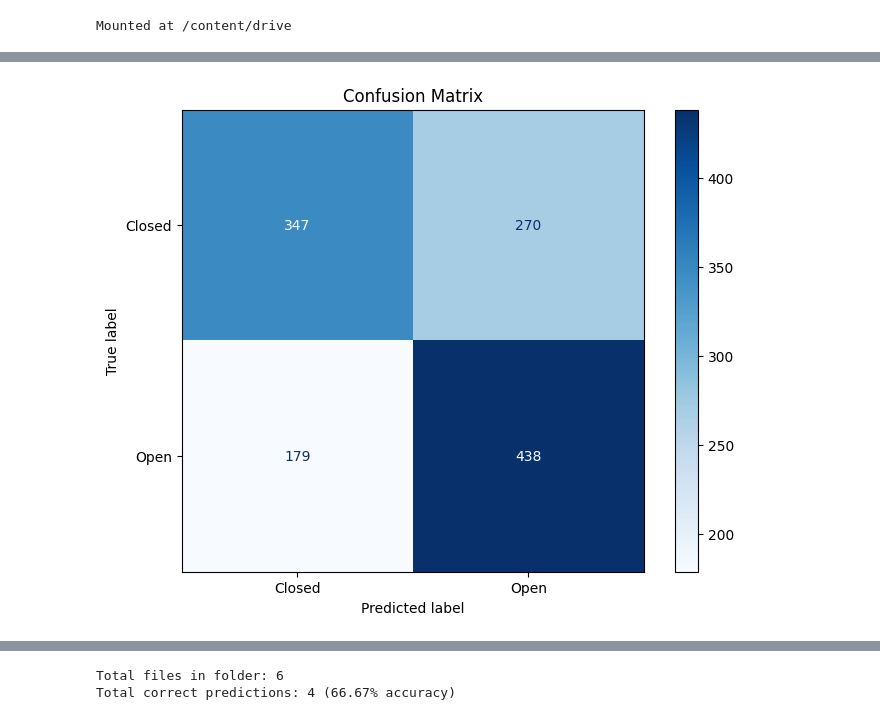
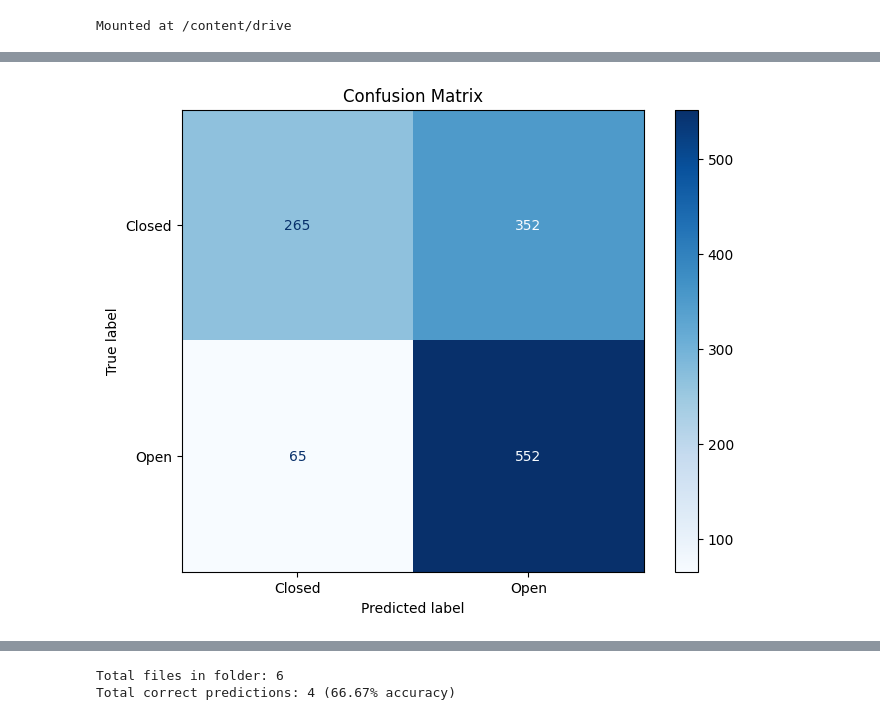
Before and after one commit to Smoulvad01/AI-C1-image-, a Jupyter notebook: Rule_Based_Model.ipynb, the cells around one changed output, grey strips where cells are left out. Drawn from its saved outputs; the diff is of its cells as text; code cells hidden in the pictures.

```diff
--- a/Rule_Based_Model.ipynb
+++ b/Rule_Based_Model.ipynb
@@ -95,9 +98,29 @@ Grey-scaled image:
+# %%
+# Define function to create confusion matrix
+def create_confusion_matrix(TN, FP, FN, TP):
+  # Define the confusion matrix data
+  confusion_matrix = np.array([[TN, FP], [FN, TP]])
+  # Define the labels for the two different classes:
+  class_labels = ['Closed', 'Open']
+
+  # Create the confusion matrix display:
+  cm_display = ConfusionMatrixDisplay(confusion_matrix=confusion_matrix, display_labels=class_labels)
+  fig, ax = plt.subplots(figsize=(8, 6))
+
+  # Plotting the confusion matrix:
+  cm_display.plot(ax=ax, cmap='Blues')
+  ax.set_title("Confusion Matrix")
+  plt.show()
 # %%
-# Holds paths in Google Drive - one for open and one for closed eyes. OBS! Will have to be different in VStudio environment!
+# Now we try different color ranges and thresholds, to see which perform the best:
+
+# Holds paths in Google Drive - one for closed and one for open eyes.
+# Please update the paths to fit your directory. The first element needs to include the Closed eyes, the second should store the open eyes.
 paths = ["/content/drive/MyDrive/CBS - IS. Notes, Files, Books etc./2nd Semester/Artificial Intelligence and Machine Learning/AI Exam/Data/train/Closed/*.*",
          "/content/drive/MyDrive/CBS - IS. Notes, Files, Books etc./2nd Semester/Artificial Intelligence and Machine Learning/AI Exam/Data/train/Open/*.*"]
 
-# Define tuples for three types of lower_ & upper_white values (color ranges). This is needed for the manual "gridsearch":
+# Define tuples for four types of lower_ & upper_white values (color ranges). This is needed for the manual "gridsearch":
+# The below values have been chosen after a lot of iterations,  to best reflect the differences in accuracy.
 values_sets = [
     ([0, 0, 20], [120, 30, 255]),
     ([0, 0, 45], [130, 30, 255]),
@@ -106,14 +129,13 @@ values_sets = [
 ]
 
 # Define array for different threshold values. This is needed for the manual "gridsearch":
-# The threshold
-threshold_values = [0.01, 0.03, 0.05]
+threshold_values = [0.001, 0.01, 0.03]
 
-# To save best scores and parameters:
-best_score = float('-inf')  # Initialize the best score as negative infinity
-best_parameters = None  # Initialize the best parameters as None
+# Define variable to save best scores and parameters:
+best_score = float('-inf')
+best_parameters = None
 
-# For confusion matrix
+# For final confusion matrix:
 FP = 0
 TP = 0
 TN = 0
@@ -125,7 +147,7 @@ for lower_white, upper_white in values_sets:
     for threshold in threshold_values:
         print("Now testing arrays: " + str(lower_white) + " " + str(upper_white) + " and threshold: " + str(threshold))
 
-        #Variable to track correct predictions and total images:
+        #Variables to track correct predictions, total images & values for confusion matrix:
         matches = 0
         total_images = 0
         temp_TP = 0
@@ -133,27 +155,25 @@ for lower_white, upper_white in values_sets:
         temp_TN = 0
         temp_FN = 0
 
-      #Loops through both paths. Kind of a weird for loop, which allows us to access each index starting at 1 (will be used when counting matches!):
+      #Loops through both paths. This type of loop  allows us to access each index starting at 1 (will be used when counting matches!) :
         for i, path in enumerate(paths, start=1):
 
           # Add and assign the number of all images found in the currect path:
           total_images += len(glob.glob(path))
 
-          # Loops each file found in the folder found in the path:
+          # Loops each file found in the folder:
           for file in glob.glob(path):
-            #Use cv2 to read the file:
+            #Use cv2 to read the file and call function to detect open eyes:
             eye_image = cv2.imread(file)
-
-            #Calls function to detect open eyes:
             is_open = detect_open_eye(eye_image, lower_white, upper_white, threshold)
 
           #Displays prediction and logs correct matches:
           #OBS! I commented out the print statements, to not spam the terminal. In smaller tests, it can be nice to see predictions for each image!
-            if is_open and i == 1: ## i == 1 means it's looping through closed eye images (first path in paths array.
+            if is_open and i == 1: ## i == 1 means it's looping through closed eye images (first path in paths array)
               #print("Prediction: Eye is open")
               matches = matches # The match is not correct, so the matches value stays unchanged :-)
               temp_FP += 1
-            elif is_open and i == 2: ## i == 2 means it's looping through open eye images (second path in paths array).
+            elif is_open and i == 2: ## i == 2 means it's looping through open eye images (second path in paths array)
               #print("Prediction: Eye is open")
               matches += 1 # The match is correct, so the matches value increases with 1! :-)
               temp_TP += 1
@@ -165,9 +185,6 @@ for lower_white, upper_white in values_sets:
               #print("Prediction: Eye is closed")
               matches = matches
               temp_FN += 1
-
-
-# NOTE TO SELF: Open = 1 (Positive) //// Closed = 0 (Negative)
 
         # For each round of testing in both closed/open eye folders, the accuracy is calculated and displayed:
         print("Total files in folder: " + str(total_images))
@@ -192,26 +209,14 @@ print("Threshold: ", best_parameters[0])
 print("Lower_white: ", best_parameters[1])
 print("Upper_white: ", best_parameters[2])
 
+# Display confusion matrix:
+create_confusion_matrix(TN, FP, FN, TP)
 
-# Define the confusion matrix data
-confusion_matrix = np.array([[TN, FP], [FN, TP]])
-# Define the labels for different classes or categories
-class_labels = ['Closed', 'Open']
-# Create the confusion matrix display
-cm_display = ConfusionMatrixDisplay(confusion_matrix=confusion_matrix, display_labels=class_labels)
-fig, ax = plt.subplots(figsize=(8, 6)) # Create a figure and axes
-
-# Plot the confusion matrix
-cm_display.plot(ax=ax, cmap='Blues')
-ax.set_title("Confusion Matrix")
-plt.show()
-
-
-# Calculate precision, recall, f1-score
+# Calculate the Precision, Recall & F1-score:
 precision = TP / (TP + FP)
 recall = TP / (TP + FN)
 f1_score = 2 * (precision * recall) / (precision + recall)
-print("Precision: {:.3f}% accuracy)".format(precision))
-print("Recall: {:.3f}% accuracy)".format(recall))
-print("F1 Score: {:.3f}% accuracy)".format(f1_score))
+print("Precision: {:.3f}% )".format(precision))
+print("Recall: {:.3f}% )".format(recall))
+print("F1 Score: {:.3f}% )".format(f1_score))
 # %% [output]
@@ -233,3 +238,3 @@ Threshold:  0.01
 Lower_white:  [0, 0, 45]
 Upper_white:  [130, 30, 255]
-[figure, old version]
+[figure, new version]
```
Also changed, not shown: parts of 6 cells of this notebook.
